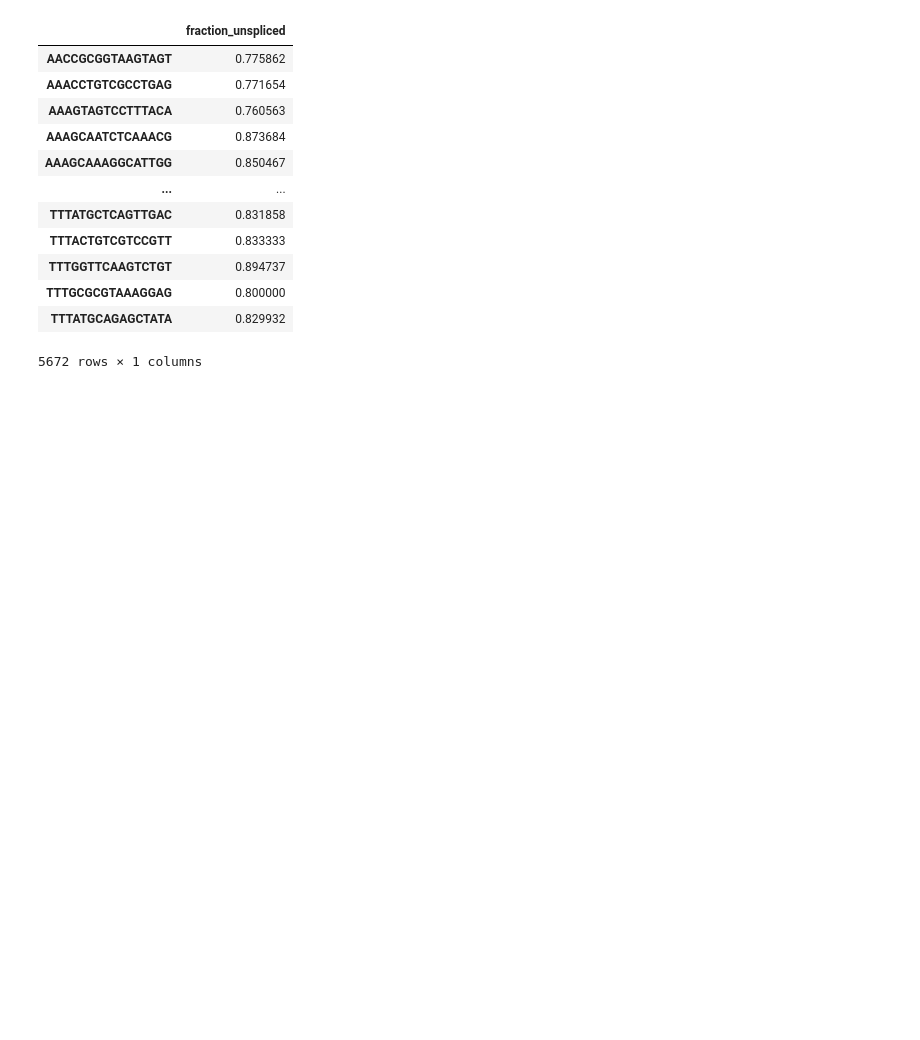
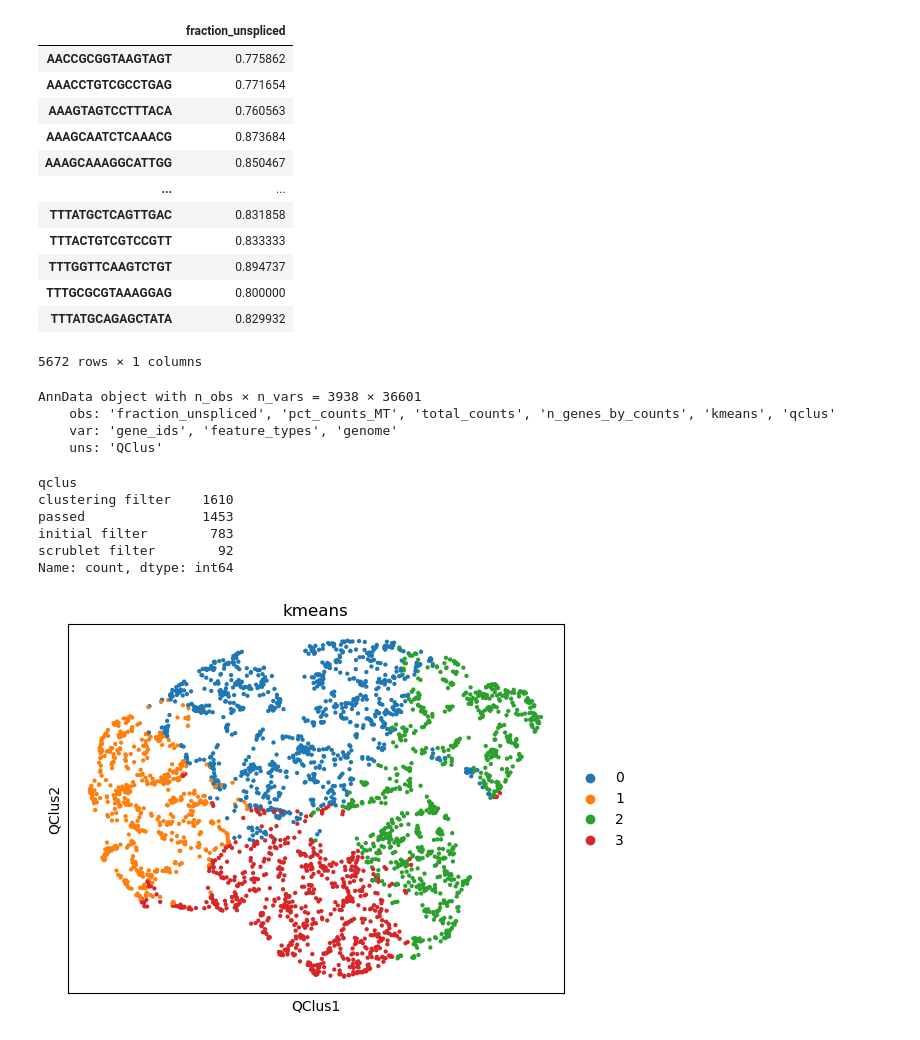
Before and after one commit to linnalab/qclus, a Jupyter notebook: tutorials/marker_genes.ipynb, the cells around one changed output. Drawn from its saved outputs; the diff is of its cells as text; code cells hidden in the pictures; blank space fills up the shorter version.

Commit message:
first attempt at processing kidney for marker genes

```diff
--- a/tutorials/marker_genes.ipynb
+++ b/tutorials/marker_genes.ipynb
@@ -38,18 +38,18 @@ fraction_unspliced
 # %%
 counts_path = "../../../../../groups/Linna_Lab/QCLUS_revisions/kidney1/cellranger/SRR11858626/SRR11858626/outs/filtered_feature_bc_matrix.h5"
 # %%
-
 adata = qc.run_qclus(counts_path, fraction_unspliced,
                         gene_set_dict=celltype_gene_set_dict,           # exact gene sets can be found in gene_lists.py
                         nucl_gene_set=nucl_genes_50,                    # exact gene set can be found in gene_lists.py
                         minimum_genes=500,                              # minimum number of detected genes allowed in droplet
                         maximum_genes=6000,                             # maximum number of detected genes allowed in droplet
                         max_mito_perc=40,                               # maximum percentage of mitochondrial content allowed in droplet
-                        clustering_features=['pct_counts_nonCM',        # Clustering features as defined in publication
+                        clustering_features=[
+                                        #'pct_counts_nonCM',        # Clustering features as defined in publication
                                         'pct_counts_nucl_30',
                                         'pct_counts_MT',
-                                        'pct_counts_CM_cyto',
-                                        'pct_counts_CM_nucl',
+                                        #'pct_counts_CM_cyto',
+                                        #'pct_counts_CM_nucl',
                                         'fraction_unspliced'],
                         clustering_k=4,                                 # number of clusters to generate
                         clusters_to_select=["0", "1"],                  # which clusters, in order of quality, to select
@@ -63,3 +63,28 @@ adata = qc.run_qclus(counts_path, fraction_unspliced,
                         outlier_filter=True,                            # whether or not to apply outlier filter
                         outlier_unspliced_diff=0.1,                     # outlier filter setting
                         outlier_mito_diff=5)                            # outlier filter setting
+# %%
+adata
+# %% [output]
+AnnData object with n_obs × n_vars = 3938 × 36601
+    obs: 'fraction_unspliced', 'pct_counts_MT', 'total_counts', 'n_genes_by_counts', 'kmeans', 'qclus'
+    var: 'gene_ids', 'feature_types', 'genome'
+    uns: 'QClus'
+# %%
+adata.obs.qclus.value_counts()
+# %% [output]
+qclus
+clustering filter    1610
+passed               1453
+initial filter        783
+scrublet filter        92
+Name: count, dtype: int64
+# %%
+#filter out initial_filter annotated cells
+adata = adata[adata.obs.qclus!="initial filter"]
+adata.obsm["QClus"] = adata.uns["QClus"]
+# %%
+%matplotlib inline
+sc.pl.embedding(adata, basis="QClus", color="kmeans")
+# %% [output]
+[figure, added]
```
Also changed, not shown: parts of 3 cells of this notebook.
